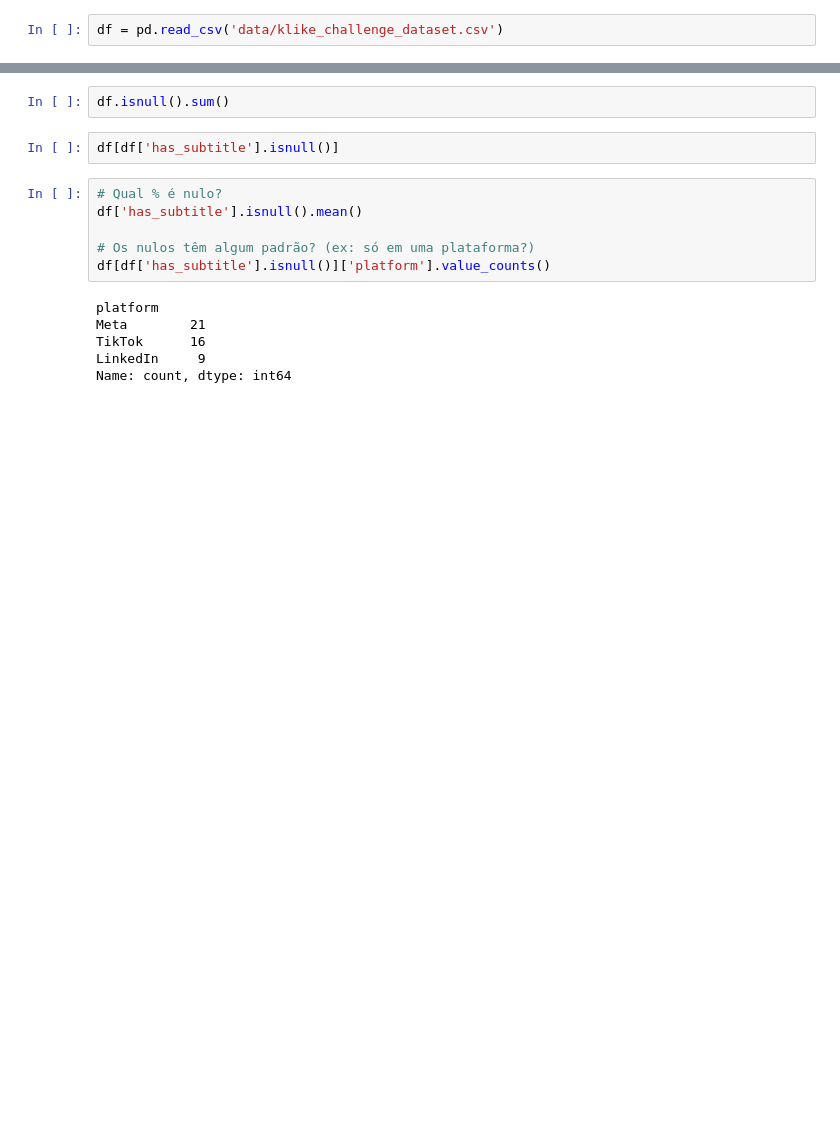
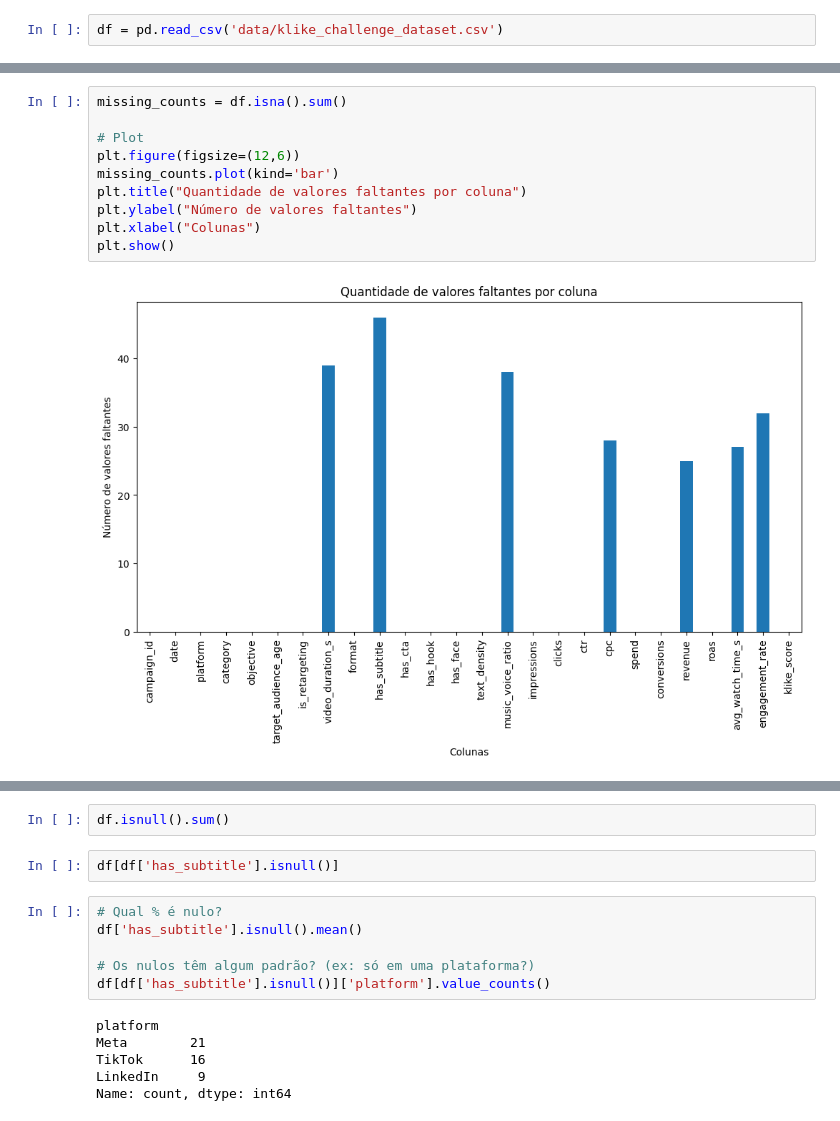
Before and after one commit to MathyLima/video-ad-scorer, a Jupyter notebook: 01_eda.ipynb, the cells around one changed output, grey strips where cells are left out. Drawn from its saved outputs; the diff is of its cells as text; blank space fills up the shorter version.

```diff
--- a/01_eda.ipynb
+++ b/01_eda.ipynb
@@ -8,0 +42,12 @@ df.describe()
+# %%
+missing_counts = df.isna().sum()
+
+# Plot
+plt.figure(figsize=(12,6))
+missing_counts.plot(kind='bar')
+plt.title("Quantidade de valores faltantes por coluna")
+plt.ylabel("Número de valores faltantes")
+plt.xlabel("Colunas")
+plt.show()
+# %% [output]
+[figure, added]
```
Also changed, not shown: parts of 16 cells of this notebook, 6 other files.
